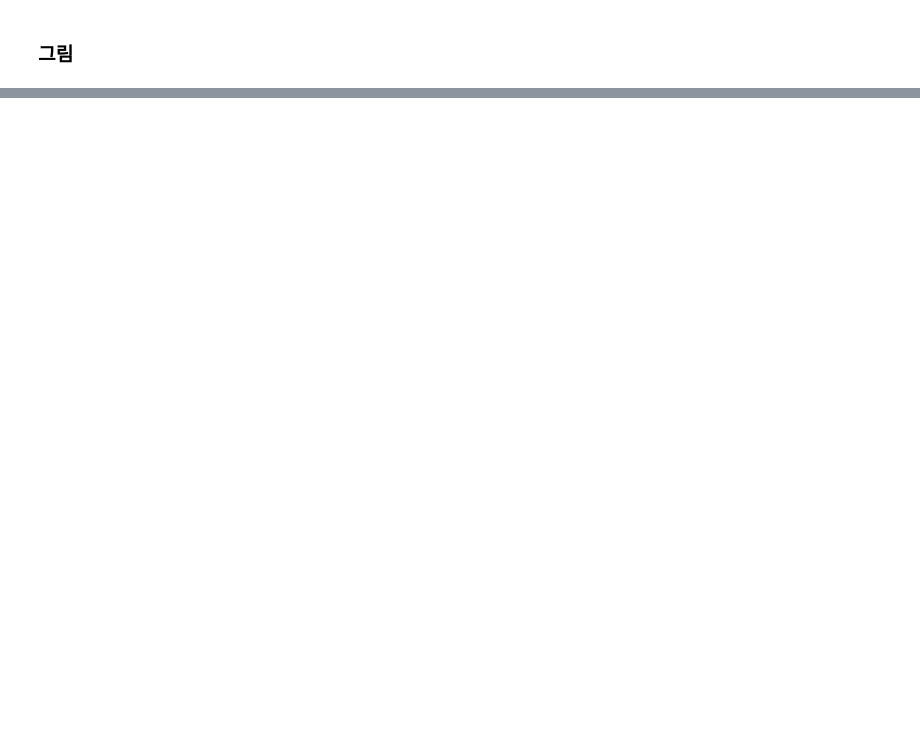
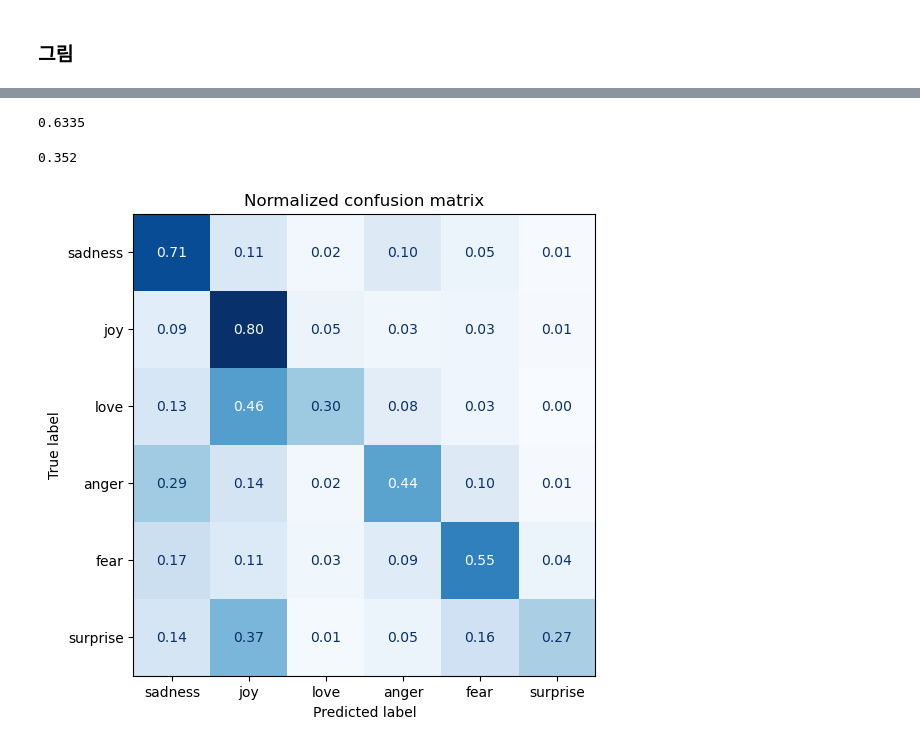
Before and after one commit to justin-kim3000/NLP, a Jupyter notebook: huggingface/text_token.ipynb, the cells around one changed output, grey strips where cells are left out. Saved outputs shown, nothing was run; the diff lists cells and outputs as text; code cells hidden in the pictures; blank space fills up the shorter version.

```diff
--- a/huggingface/text_token.ipynb
+++ b/huggingface/text_token.ipynb
@@ -311,0 +301,8 @@ plt.show()
+# %%
+# 수렴을 위해 'max_iter' 증가
+# 로지스틱회기 사용
+lr_clf = LogisticRegression(max_iter=3000)
+lr_clf.fit(X_train, y_train)
+lr_clf.score(X_valid, y_valid)
+# %% [output]
+0.6335
@@ -311,0 +311,6 @@ plt.show()
+# %%
+dummy_clf = DummyClassifier(strategy='most_frequent')
+dummy_clf.fit(X_train, y_train)
+dummy_clf.score(X_valid, y_valid)
+# %% [output]
+0.352
@@ -311,0 +320,15 @@ plt.show()
+# %%
+def plot_confusion_matrix(y_preds, y_true, labels):
+    cm = confusion_matrix(y_true, y_preds, normalize='true')
+    fig, ax = plt.subplots(figsize=(6,6))
+    disp = ConfusionMatrixDisplay(confusion_matrix=cm, display_labels = labels)
+    disp.plot(cmap='Blues', values_format='.2f', ax=ax, colorbar=False)
+    plt.title('Normalized confusion matrix')
+    plt.show()
+# %%
+y_preds = lr_clf.predict(X_valid)
+plot_confusion_matrix(y_preds, y_valid, labels)
+# love , surprise 는 joy 와 혼동
+# anger 는 sadness와 혼동
+# %% [output]
+[figure, added]
```
Also changed, not shown: parts of 16 cells of this notebook.
